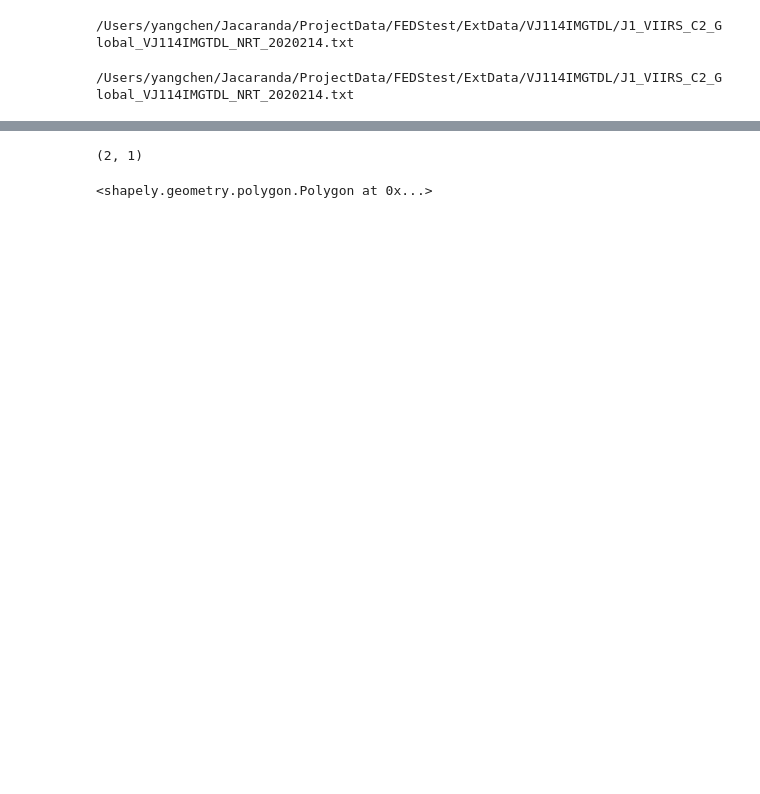
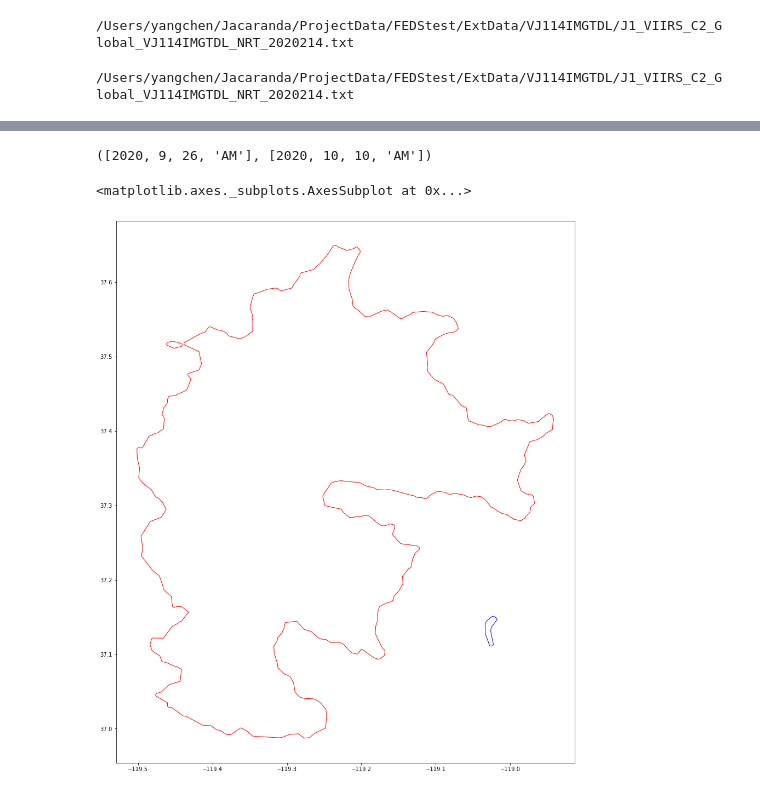
Before and after one commit to Earth-Information-System/fireatlas, a Jupyter notebook: CodeDebug.ipynb, the cells around one changed output, grey strips where cells are left out. Cells and saved outputs as stored; diff of their text form; code cells hidden in the pictures; blank space fills up the shorter version.

```diff
--- a/CodeDebug.ipynb
+++ b/CodeDebug.ipynb
@@ -571,3 +672,0 @@ f.hull
-# %%
-for f in allfires.fires:
-    print(f.fireID,f.farea)
@@ -657,6 +733,6 @@ allfires.fires = [f for f in allfires.fires if (f.isactive or f.mayreactivate)]
 # %%
 import pickle
 # %%
-fnm = '/Users/yangchen/Downloads/fires_discard.pkl'
-with open(fnm,'wb') as f:
-    pickle.dump(allfires_discard, f)
+fnm = '/Users/yangchen/Jacaranda/ProjectData/FEDStest/Output/Creek/2020/Serialization/20201105PM_full.pkl'
+with open(fnm,'rb') as f:
+    allfires_full = pickle.load(f)
@@ -715,4 +772,6 @@ with open(fnm,'rb') as f:
-# %%
-allfires_a.number_of_fires,allfires_a.number_of_activefires
-# %% [output]
-(2, 1)
+# %%
+f19 = allfires_full.fires[19]
+# %%
+f19.t_st,f19.t_ed
+# %% [output]
+([2020, 9, 26, 'AM'], [2020, 10, 10, 'AM'])
@@ -719,4 +780,9 @@ allfires_a.number_of_fires,allfires_a.number_of_activefires
 # %%
-allfires_a.fires[0].hull
+f0 = allfires_full.fires[0]
-# %% [output]
-<shapely.geometry.polygon.Polygon at 0x...>
+# %%
+fig,ax=plt.subplots(figsize=(15,20))
+gpd.GeoSeries(f0.hull).plot(ax=ax,facecolor='none',edgecolor='r')
+gpd.GeoSeries(f19.hull).plot(ax=ax,facecolor='none',edgecolor='b')
+# %% [output]
+<matplotlib.axes._subplots.AxesSubplot at 0x...>
+[figure, added]
```
Also changed, not shown: parts of 93 cells of this notebook, 5 other files.
